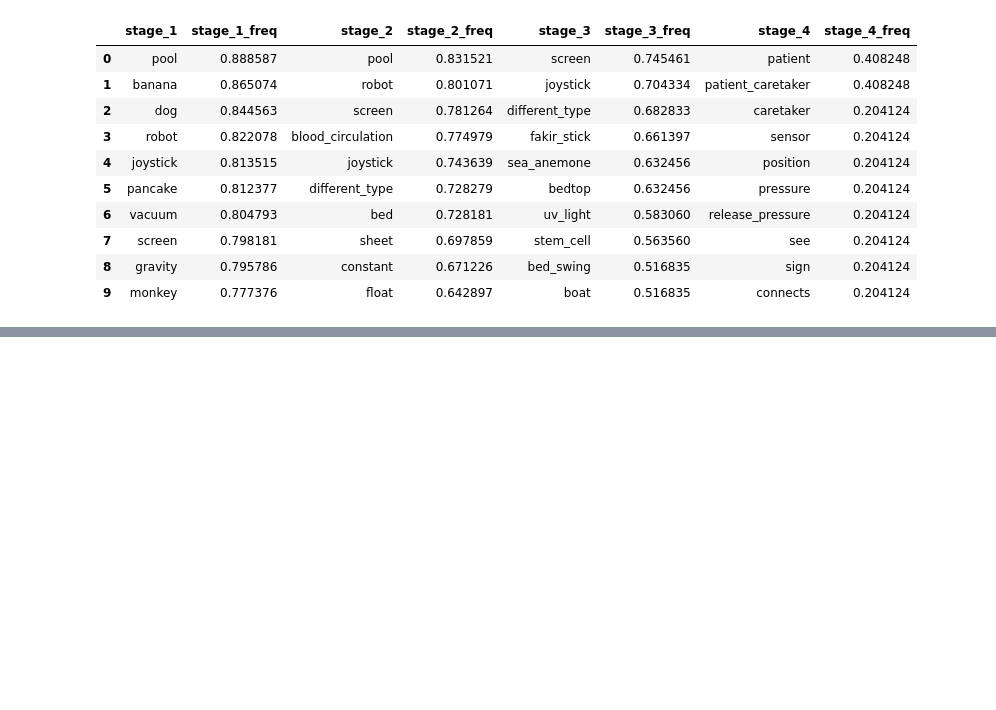
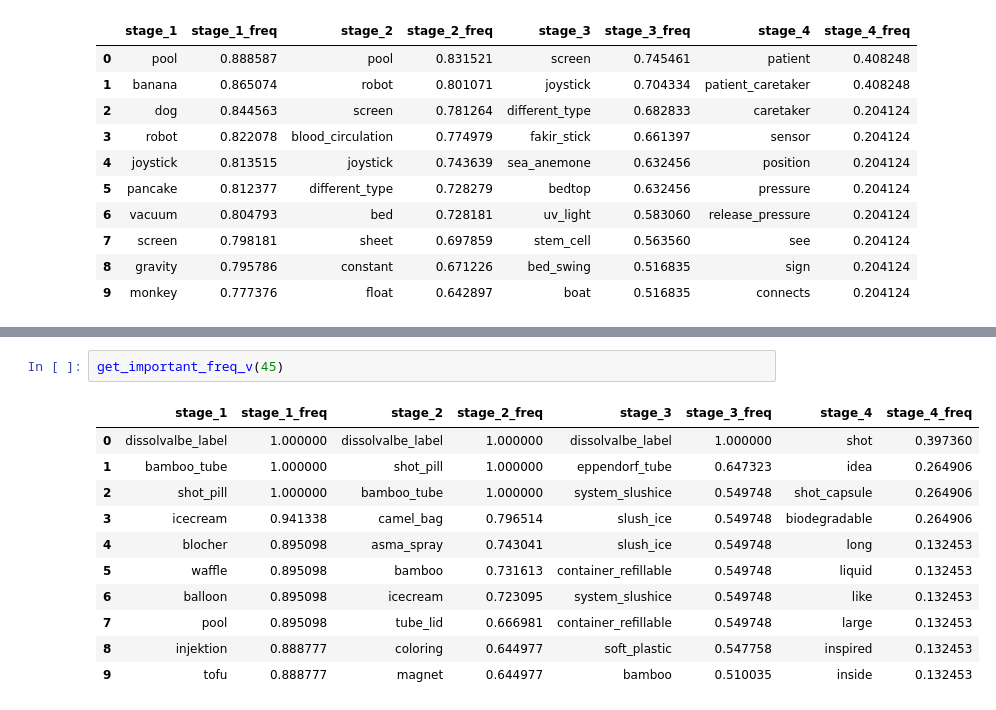
Before and after one commit to shahamana/rosetta-topic-model, a Jupyter notebook: tf_idf.ipynb, the cells around one changed output, grey strips where cells are left out. Cells and saved outputs as stored; diff of their text form; blank space fills up the shorter version.

```diff
--- a/tf_idf.ipynb
+++ b/tf_idf.ipynb
@@ -403,0 +559,14 @@ get_important_freq(46)
+# %%
+get_important_freq_v(45)
+# %% [output]
+|  | stage_1 | stage_1_freq | stage_2 | stage_2_freq | stage_3 | stage_3_freq | stage_4 | stage_4_freq |
+| 0 | dissolvalbe_label | 1.000000 | dissolvalbe_label | 1.000000 | dissolvalbe_label | 1.000000 | shot | 0.397360 |
+| 1 | bamboo_tube | 1.000000 | shot_pill | 1.000000 | eppendorf_tube | 0.647323 | idea | 0.264906 |
+| 2 | shot_pill | 1.000000 | bamboo_tube | 1.000000 | system_slushice | 0.549748 | shot_capsule | 0.264906 |
+| 3 | icecream | 0.941338 | camel_bag | 0.796514 | slush_ice | 0.549748 | biodegradable | 0.264906 |
+| 4 | blocher | 0.895098 | asma_spray | 0.743041 | slush_ice | 0.549748 | long | 0.132453 |
+| 5 | waffle | 0.895098 | bamboo | 0.731613 | container_refillable | 0.549748 | liquid | 0.132453 |
+| 6 | balloon | 0.895098 | icecream | 0.723095 | system_slushice | 0.549748 | like | 0.132453 |
+| 7 | pool | 0.895098 | tube_lid | 0.666981 | container_refillable | 0.549748 | large | 0.132453 |
+| 8 | injektion | 0.888777 | coloring | 0.644977 | soft_plastic | 0.547758 | inspired | 0.132453 |
+| 9 | tofu | 0.888777 | magnet | 0.644977 | bamboo | 0.510035 | inside | 0.132453 |
```
Also changed, not shown: parts of 19 cells of this notebook.
